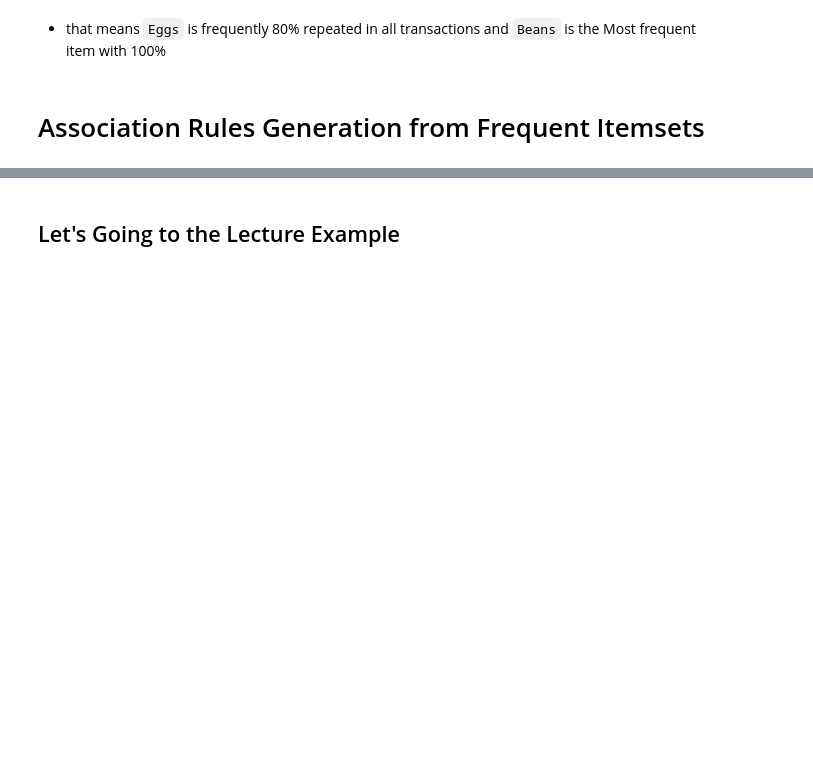
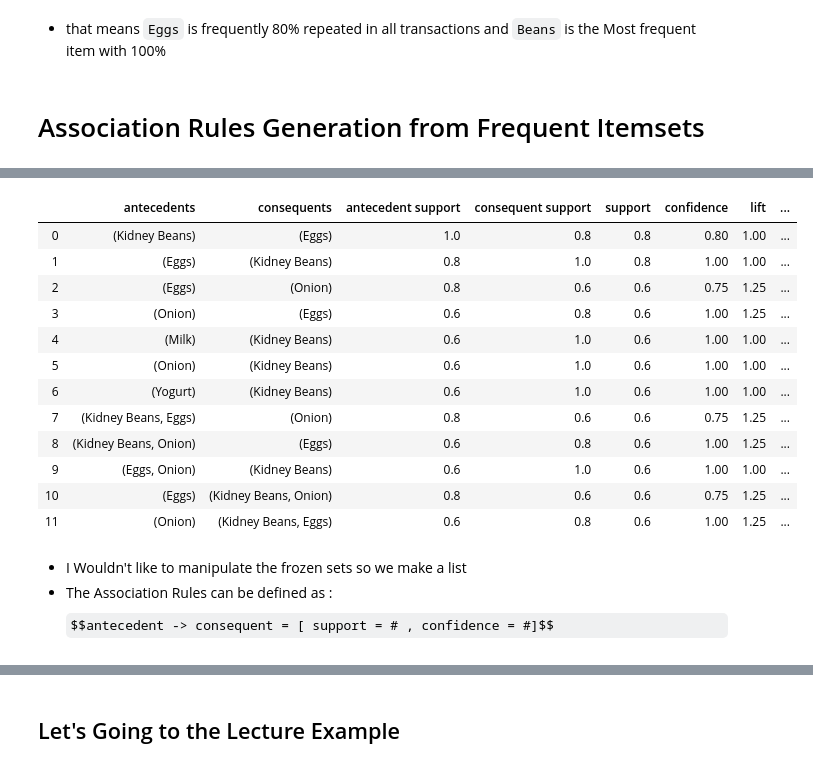
Before and after one commit to mansoura-cis/DataScience.Learning, a Jupyter notebook: Extracting Frequent pattern/Frequent_pattern.ipynb, the cells around one changed output, grey strips where cells are left out. Saved outputs shown, nothing was run; the diff lists cells and outputs as text; code cells hidden in the pictures; some formulas as TeX source; blank space fills up the shorter version.

```diff
--- a/Extracting Frequent pattern/Frequent_pattern.ipynb
+++ b/Extracting Frequent pattern/Frequent_pattern.ipynb
@@ -73,0 +114,24 @@ apriori(df, min_support=0.6 , use_colnames=True)
+# %%
+from mlxtend.frequent_patterns import association_rules
+
+frequent_itemsets = apriori(df, min_support=0.6 , use_colnames=True)
+
+associationRulesSet =association_rules(frequent_itemsets, metric="confidence", min_threshold=0.7)
+associationRulesSet
+# %% [output]
+|  | antecedents | consequents | antecedent support | consequent support | support | confidence | lift | ... |
+| 0 | (Kidney Beans) | (Eggs) | 1.0 | 0.8 | 0.8 | 0.80 | 1.00 | ... |
+| 1 | (Eggs) | (Kidney Beans) | 0.8 | 1.0 | 0.8 | 1.00 | 1.00 | ... |
+| 2 | (Eggs) | (Onion) | 0.8 | 0.6 | 0.6 | 0.75 | 1.25 | ... |
+| 3 | (Onion) | (Eggs) | 0.6 | 0.8 | 0.6 | 1.00 | 1.25 | ... |
+| 4 | (Milk) | (Kidney Beans) | 0.6 | 1.0 | 0.6 | 1.00 | 1.00 | ... |
+| 5 | (Onion) | (Kidney Beans) | 0.6 | 1.0 | 0.6 | 1.00 | 1.00 | ... |
+| 6 | (Yogurt) | (Kidney Beans) | 0.6 | 1.0 | 0.6 | 1.00 | 1.00 | ... |
+| 7 | (Kidney Beans, Eggs) | (Onion) | 0.8 | 0.6 | 0.6 | 0.75 | 1.25 | ... |
+| 8 | (Kidney Beans, Onion) | (Eggs) | 0.6 | 0.8 | 0.6 | 1.00 | 1.25 | ... |
+| 9 | (Eggs, Onion) | (Kidney Beans) | 0.6 | 1.0 | 0.6 | 1.00 | 1.00 | ... |
+| 10 | (Eggs) | (Kidney Beans, Onion) | 0.8 | 0.6 | 0.6 | 0.75 | 1.25 | ... |
+| 11 | (Onion) | (Kidney Beans, Eggs) | 0.6 | 0.8 | 0.6 | 1.00 | 1.25 | ... |
+# %% [markdown]
+- I Wouldn't like to manipulate the frozen sets so we make a list
+- The Association Rules can be defined as : $$antecedent -> consequent = [ support = # , confidence = #]$$
```
Also changed, not shown: parts of 20 cells of this notebook, 1 other file.
